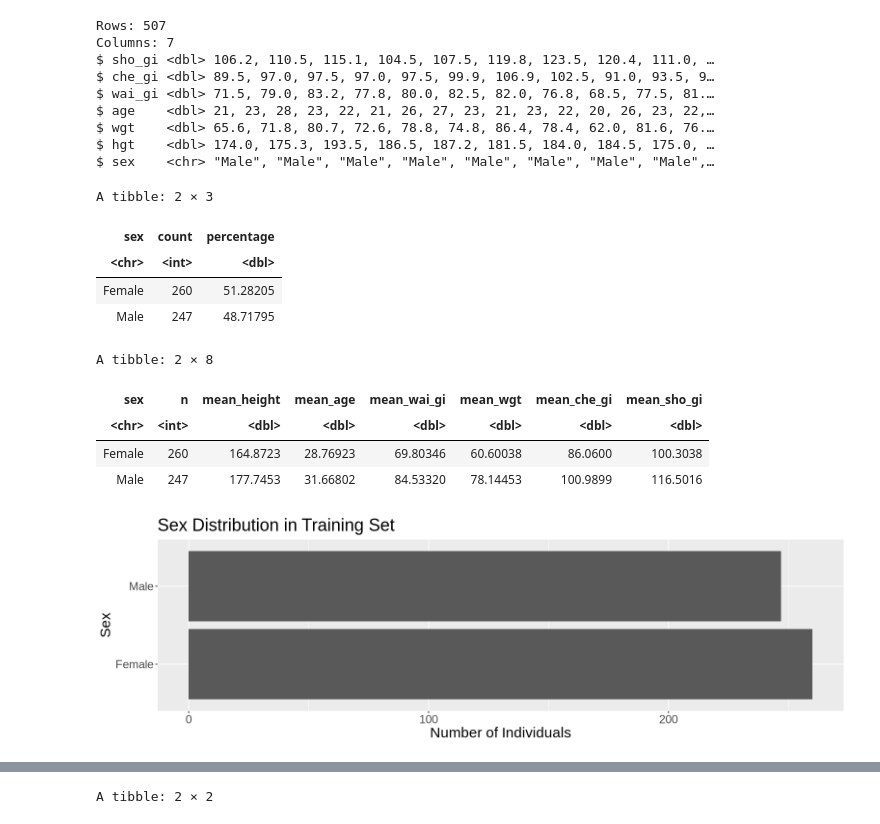
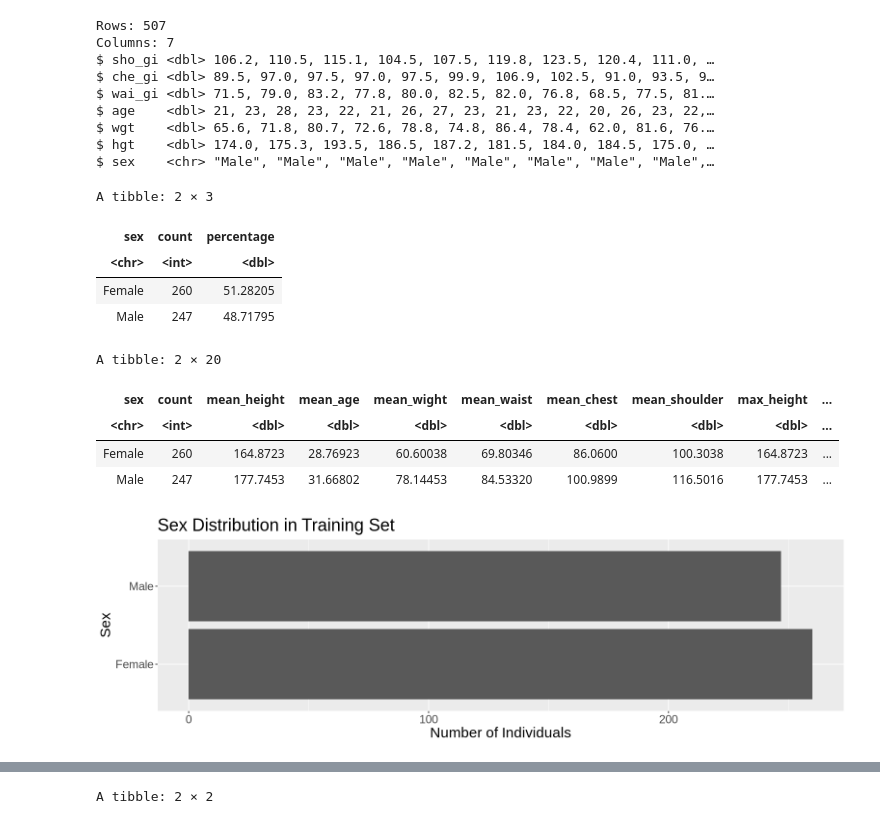
Before and after one commit to hansenlin05/DSCI-100_Project, a Jupyter notebook: Project Proposal.ipynb, the cells around one changed output, grey strips where cells are left out. Cells and saved outputs as stored; diff of their text form; code cells hidden in the pictures.

```diff
--- a/Project Proposal.ipynb
+++ b/Project Proposal.ipynb
@@ -80,41 +80,53 @@ $ sex    <chr> "Male", "Male", "Male", "Male", "Male", "Male", "Male", "Male",
 # %%
 # Sex distribution
 num_obs <- nrow(bm_tidy)
 sex_count <- bm_tidy |>
   group_by(sex) |>
   summarize(
     count = n(),
     percentage = n() / num_obs * 100
   )
 sex_count
 
 bm_gender_plot <- ggplot(bm_sex , aes(x = n, y = sex )) +
     geom_bar(stat = "identity") +
 labs(y ="Sex", x="Number of Individuals", title="Sex Distribution in Training Set")+
     theme(text = element_text(size = 18))
 bm_gender_plot
 
 summary_data <- bm_tidy |>
     group_by(sex) |>
-    summarize(n = n(),
+    summarize(count = n(),
              mean_height = mean(hgt),
              mean_age = mean(age),
-             mean_wai_gi = mean(wai_gi),
-             mean_wgt = mean(wgt),
-             mean_che_gi = mean(che_gi),
-             mean_sho_gi = mean(sho_gi))
+              mean_wight = mean(wgt),
+             mean_waist = mean(wai_gi),
+             mean_chest = mean(che_gi),
+             mean_shoulder = mean(sho_gi),
+             max_height = mean(hgt),
+             max_age = mean(age),
+              max_wight = mean(wgt),
+            max_waist = mean(wai_gi),
+             max_chest = mean(che_gi),
+             max_shoulder = mean(sho_gi),
+             min_height = mean(hgt),
+             min_age = mean(age),
+             min_wight = mean(wgt),
+            min_waist = mean(wai_gi),
+             min_chest = mean(che_gi),
+             min_shoulder = mean(sho_gi))
 summary_data
 # %% [output]
 A tibble: 2 × 3
 | sex | count | percentage |
 | <chr> | <int> | <dbl> |
 | Female | 260 | 51.28205 |
 | Male | 247 | 48.71795 |
-A tibble: 2 × 8
+A tibble: 2 × 20
-| sex | n | mean_height | mean_age | mean_wai_gi | mean_wgt | mean_che_gi | mean_sho_gi |
-| <chr> | <int> | <dbl> | <dbl> | <dbl> | <dbl> | <dbl> | <dbl> |
-| Female | 260 | 164.8723 | 28.76923 | 69.80346 | 60.60038 | 86.0600 | 100.3038 |
-| Male | 247 | 177.7453 | 31.66802 | 84.53320 | 78.14453 | 100.9899 | 116.5016 |
+| sex | count | mean_height | mean_age | mean_wight | mean_waist | mean_chest | mean_shoulder | max_height | ... |
+| <chr> | <int> | <dbl> | <dbl> | <dbl> | <dbl> | <dbl> | <dbl> | <dbl> | ... |
+| Female | 260 | 164.8723 | 28.76923 | 60.60038 | 69.80346 | 86.0600 | 100.3038 | 164.8723 | ... |
+| Male | 247 | 177.7453 | 31.66802 | 78.14453 | 84.53320 | 100.9899 | 116.5016 | 177.7453 | ... |
 [figure]
 # %%
 # data splitting
```
Also changed, not shown: parts of 2 cells of this notebook.
